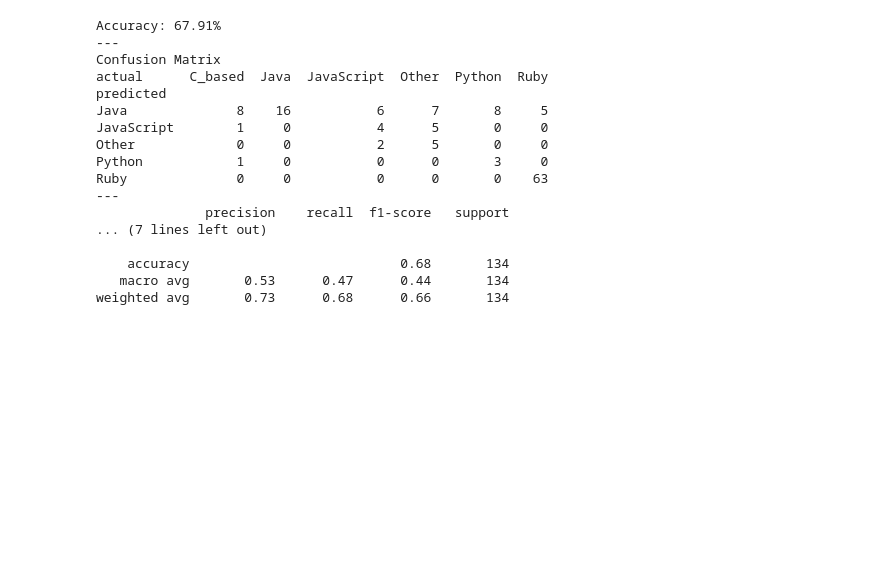
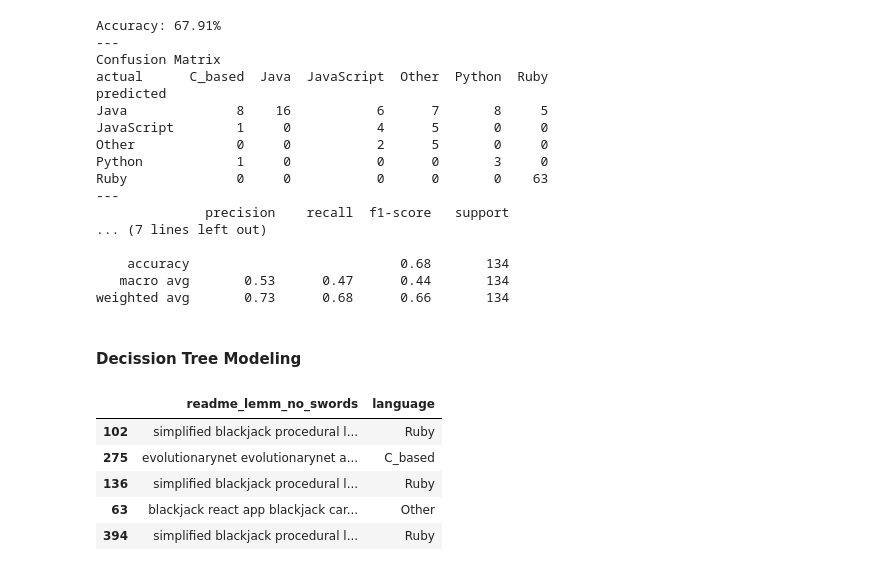
Before and after one commit to Speakeasy-Casino/ace-archives, a Jupyter notebook: joshs-sketchpad.ipynb, the cells around one changed output. Drawn from its saved outputs; the diff is of its cells as text; code cells hidden in the pictures; blank space fills up the shorter version.

```diff
--- a/joshs-sketchpad.ipynb
+++ b/joshs-sketchpad.ipynb
@@ -579,3 +581,5 @@ Ruby              0     0           0      0       0    63
     accuracy                           0.68       134
    macro avg       0.53      0.47      0.44       134
 weighted avg       0.73      0.68      0.66       134
+# %% [markdown]
+#### Decission Tree Modeling
@@ -581,0 +588,9 @@ weighted avg       0.73      0.68      0.66       134
+# %%
+train_lemm.head()
+# %% [output]
+|  | readme_lemm_no_swords | language |
+| 102 | simplified blackjack procedural l... | Ruby |
+| 275 | evolutionarynet evolutionarynet a... | C_based |
+| 136 | simplified blackjack procedural l... | Ruby |
+| 63 | blackjack react app blackjack car... | Other |
+| 394 | simplified blackjack procedural l... | Ruby |
```
Also changed, not shown: parts of 25 cells of this notebook.
